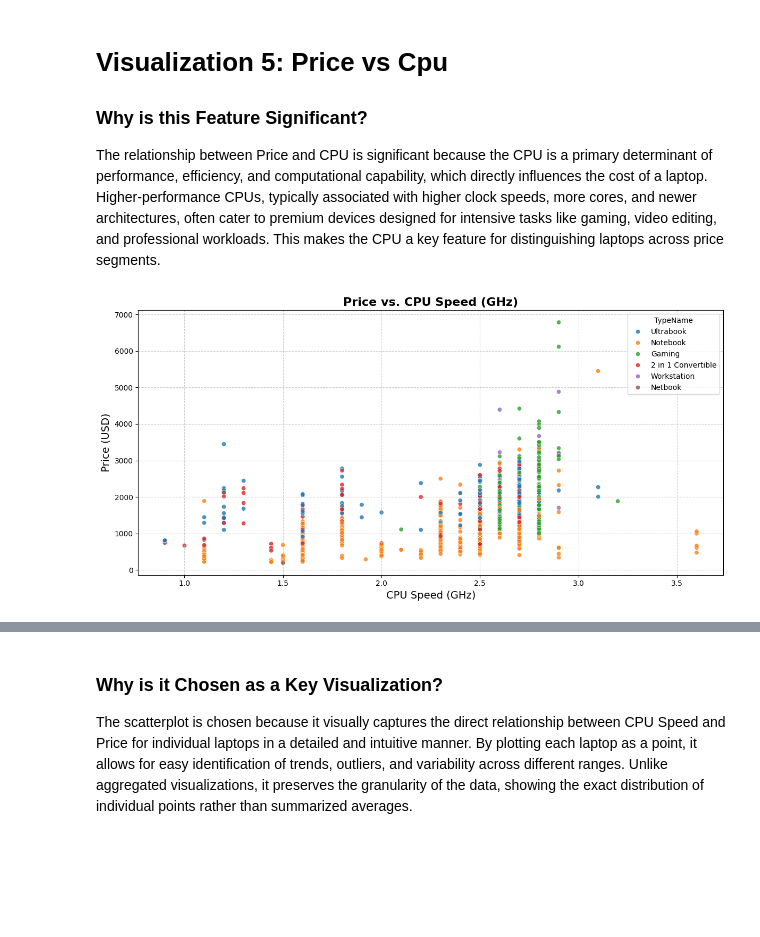
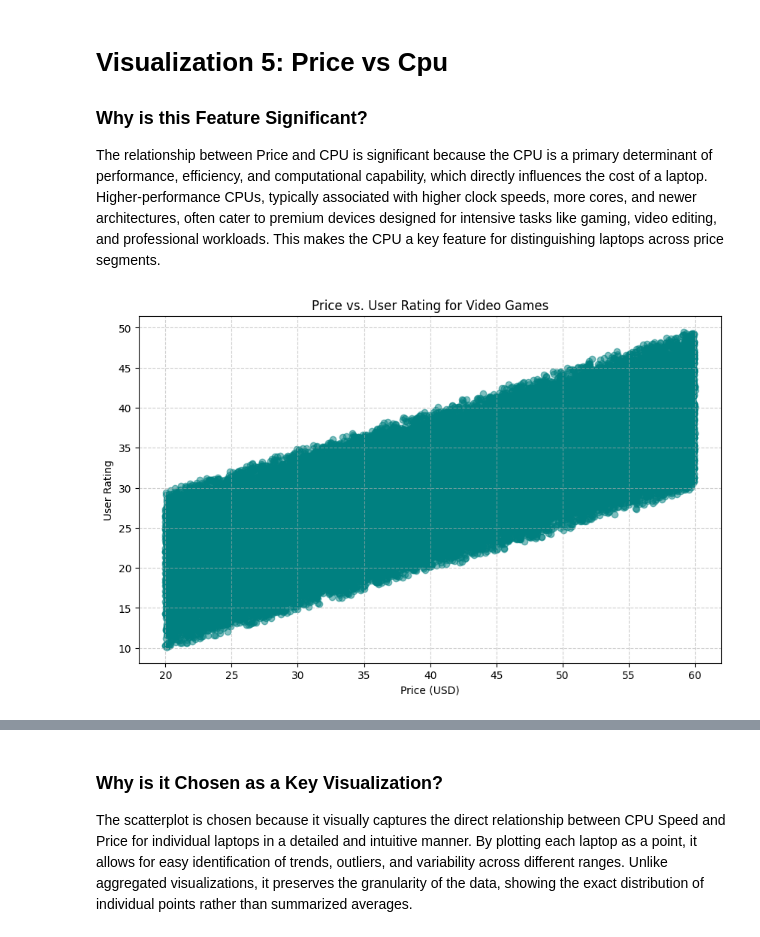
Before and after one commit to giladvi100/Data-Gaming, a Jupyter notebook: project.ipynb, the cells around one changed output, grey strips where cells are left out. Cells and saved outputs as stored; diff of their text form; code cells hidden in the pictures; blank space fills up the shorter version.

```diff
--- a/project.ipynb
+++ b/project.ipynb
@@ -271,21 +272,18 @@ The heatmap is the best representation for examining feature relationships becau
 
 ### Why is this Feature Significant?
 The relationship between Price and CPU is significant because the CPU is a primary determinant of performance, efficiency, and computational capability, which directly influences the cost of a laptop. Higher-performance CPUs, typically associated with higher clock speeds, more cores, and newer architectures, often cater to premium devices designed for intensive tasks like gaming, video editing, and professional workloads. This makes the CPU a key feature for distinguishing laptops across price segments.
-# %%
-# Extract GHz from CPU column
-copy_data['Cpu_Speed'] = copy_data['Cpu'].str.extract(r'(\d+\.\d+)GHz').astype(float)
-
-# Scatterplot
-plt.figure(figsize=(12, 6))
-sns.scatterplot(data=copy_data, x='Cpu_Speed', y='Price', hue='TypeName', palette='tab10', alpha=0.8)
-plt.title("Price vs. CPU Speed (GHz)", fontsize=16, fontweight='bold')
-plt.xlabel("CPU Speed (GHz)", fontsize=14)
-plt.ylabel("Price (USD)", fontsize=14)
-plt.grid(True, linestyle='--', alpha=0.6)
-plt.tight_layout()
-plt.show()
-
-# Remove the 'Cpu_Speed' column
-copy_data = copy_data.drop(columns=['Cpu_Speed'])
-# %% [output]
-[figure, removed]
+# %%
+# Extract the relevant columns for plotting
+x = data['Price']
+y = data['User Rating']
+
+# Create a scatter plot of Price vs. User Rating
+plt.figure(figsize=(10, 6))
+plt.scatter(x, y, alpha=0.5, color='teal')
+plt.title('Price vs. User Rating for Video Games')
+plt.xlabel('Price (USD)')
+plt.ylabel('User Rating')
+plt.grid(True, linestyle='--', alpha=0.6)
+plt.show()
+# %% [output]
+[figure, added]
```
Also changed, not shown: parts of 2 cells of this notebook.
